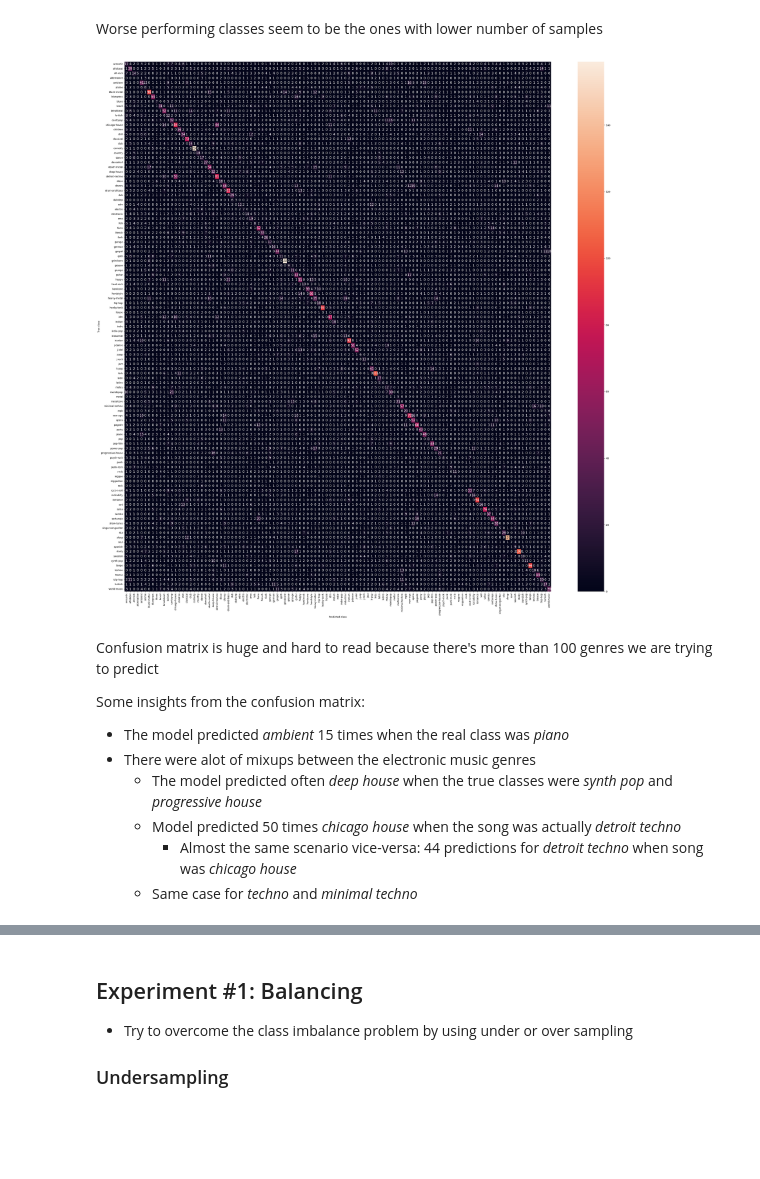
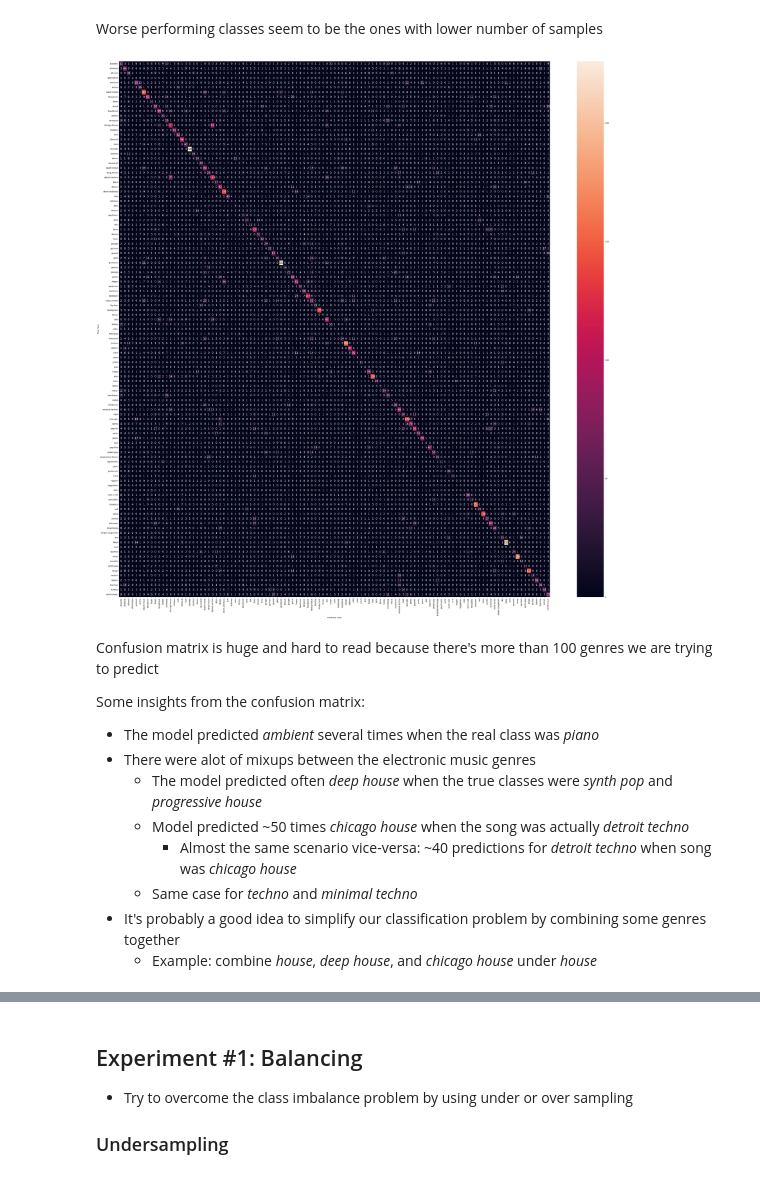
Before and after one commit to liza-no/IE500_Data_Mining_Project, a Jupyter notebook: song-genre-predictor.ipynb, the cells around one changed output, grey strips where cells are left out. Saved outputs shown, nothing was run; the diff lists cells and outputs as text; code cells hidden in the pictures; blank space fills up the shorter version.

```diff
--- a/song-genre-predictor.ipynb
+++ b/song-genre-predictor.ipynb
@@ -71,14 +71,14 @@ from sklearn.tree import DecisionTreeClassifier
 from sklearn.model_selection import train_test_split
 from sklearn.metrics import accuracy_score, f1_score
 
-X = songs.drop(columns = ["track_id", "artists", "album_name", "track_name", "track_genre"])
-y = songs["track_genre"]
+songs_data = songs.drop(columns = ["track_id", "artists", "album_name", "track_name", "track_genre"])
+genres = songs["track_genre"]
 # Numerically encode the labels
 label_encoder = LabelEncoder()
-y_encoded = label_encoder.fit_transform(y)
+encoded_genres = label_encoder.fit_transform(genres)
 # Using stratify might help because we have an imbalanced dataset
-X_train, X_test, y_train, y_test = train_test_split(X, y_encoded, test_size=0.2,
-                                                    stratify=y_encoded, random_state=100)
+X_train, X_test, y_train, y_test = train_test_split(songs_data, encoded_genres, test_size=0.3,
+                                                    stratify=encoded_genres, shuffle=True, random_state=100)
 # Train model
 decision_tree = DecisionTreeClassifier()
 decision_tree.fit(X_train, y_train)
@@ -148,23 +137,29 @@ Worse performing classes seem to be the ones with lower number of samples
 # %%
 from sklearn.metrics import confusion_matrix
 import matplotlib.pyplot as plt
 import seaborn as sns
-plt.rcParams['figure.figsize'] = [40, 40]
+
+def plot_confusion_matrix(conf_matrix, class_names):
+    cm_df = pd.DataFrame(conf_matrix, index=class_names, columns=class_names)
+    heatmap = sns.heatmap(cm_df, annot=True, fmt='d', annot_kws={"size": 14})
+    heatmap.set(xlabel='Predicted class', ylabel='True class')
+    return heatmap
+
 cm = confusion_matrix(y_test, predictions)
-cm_df = pd.DataFrame(cm, index=label_encoder.classes_, columns=label_encoder.classes_)
-heatmap = sns.heatmap(cm_df, annot=True, fmt='d', annot_kws={"size": 14})
-plt.xlabel("Predicted class")
-plt.ylabel("True class")
+heatmap = plot_confusion_matrix(cm, label_encoder.classes_)
+plt.rcParams['figure.figsize'] = [50, 50]
 plt.show()
 # %% [output]
-[figure, old version]
+[figure, new version]
 # %% [markdown]
 Confusion matrix is huge and hard to read because there's more than 100 genres we are trying to predict
 
 Some insights from the confusion matrix:
-- The model predicted _ambient_ 15 times when the real class was _piano_
+- The model predicted _ambient_ several times when the real class was _piano_
 - There were alot of mixups between the electronic music genres
     - The model predicted often _deep house_ when the true classes were _synth pop_ and _progressive house_
-    - Model predicted 50 times _chicago house_ when the song was actually _detroit techno_
-        - Almost the same scenario vice-versa: 44 predictions for _detroit techno_ when song was _chicago house_
+    - Model predicted ~50 times _chicago house_ when the song was actually _detroit techno_
+        - Almost the same scenario vice-versa: ~40 predictions for _detroit techno_ when song was _chicago house_
     - Same case for _techno_ and _minimal techno_
+- It's probably a good idea to simplify our classification problem by combining some genres together
+    - Example: combine _house_, _deep house_, and _chicago house_ under _house_
```
Also changed, not shown: parts of 21 cells of this notebook.
